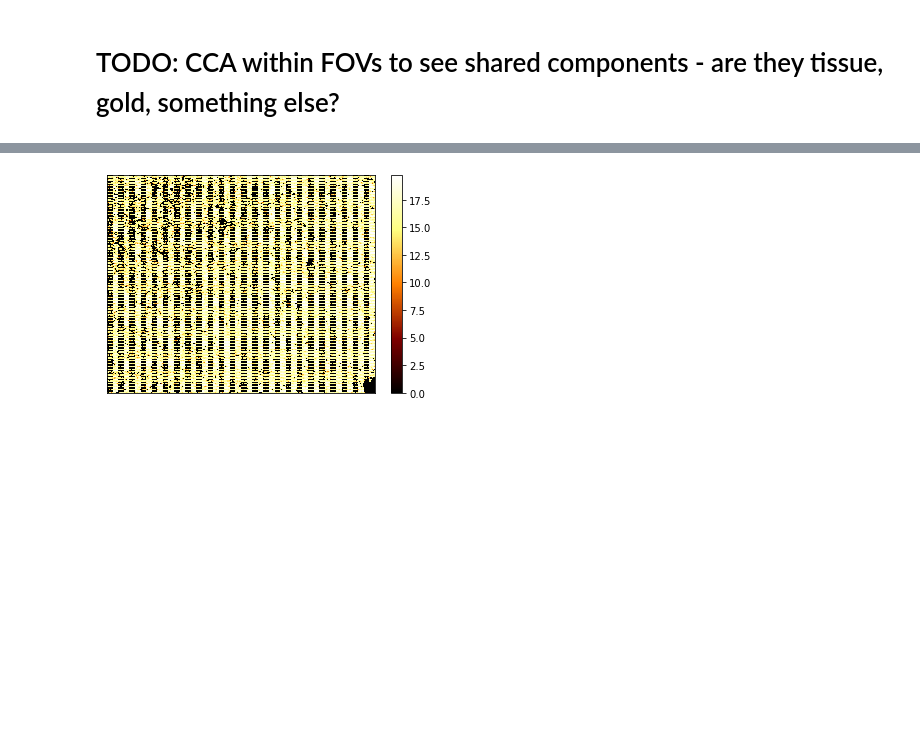
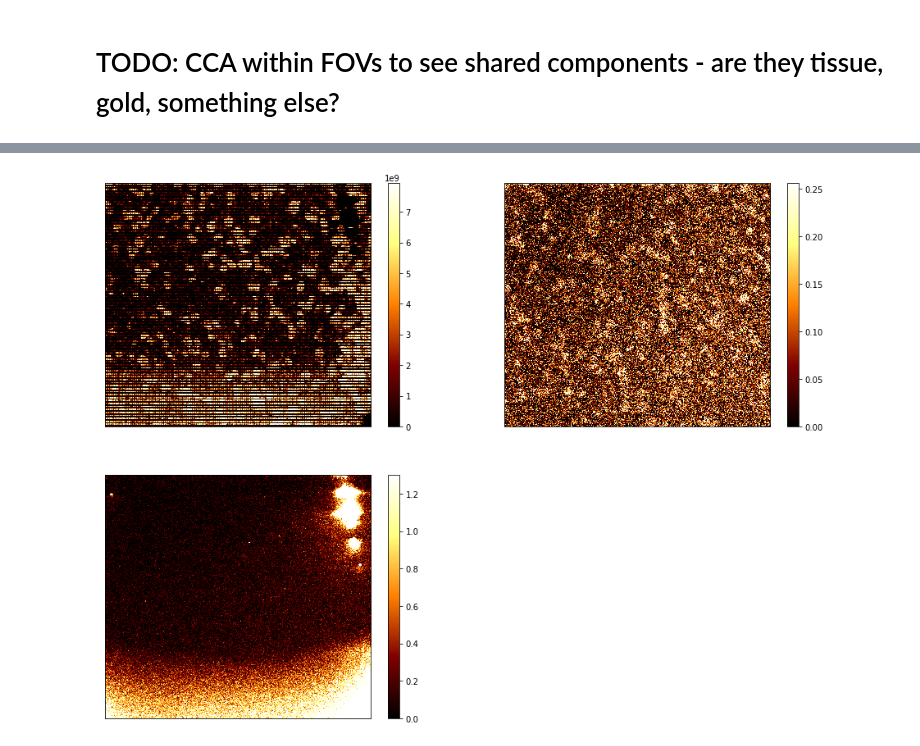
Before and after one commit to ParkerICI/mibi_processing, a Jupyter notebook: notebooks/Convnet for Background Subtraction.ipynb, the cells around one changed output, grey strips where cells are left out. Saved outputs shown, nothing was run; the diff lists cells and outputs as text; code cells hidden in the pictures; blank space fills up the shorter version.

```diff
--- a/notebooks/Convnet for Background Subtraction.ipynb
+++ b/notebooks/Convnet for Background Subtraction.ipynb
@@ -304,4 +321,18 @@ trans_imgs = transform_fovs(ds, ['Point4'], net)
-# %%
-plot_img(trans_imgs['Point4']['EGFR'].detach().numpy())
-# %% [output]
-[figure, removed]
+# %%
+mp_img = mp_images[point_name]
+chan_idx = mp_img.label_to_index[chan_name]
+gold_idx = mp_img.label_to_index['197_Au']
+chan_img = mp_img.X['raw'][chan_idx]
+gold_img = mp_img.X['raw'][gold_idx]
+
+fig = plt.figure(figsize=(16, 12))
+ax = plt.subplot(2, 2, 1)
+plot_img(trans_imgs[point_name][chan_name].detach().numpy(), transform=False)
+
+ax = plt.subplot(2, 2, 2)
+plot_img(raw_img, transform=False)
+
+ax = plt.subplot(2, 2, 3)
+plot_img(gold_img, transform=False)
+# %% [output]
+[figure, added]
```
Also changed, not shown: parts of 12 cells of this notebook.
